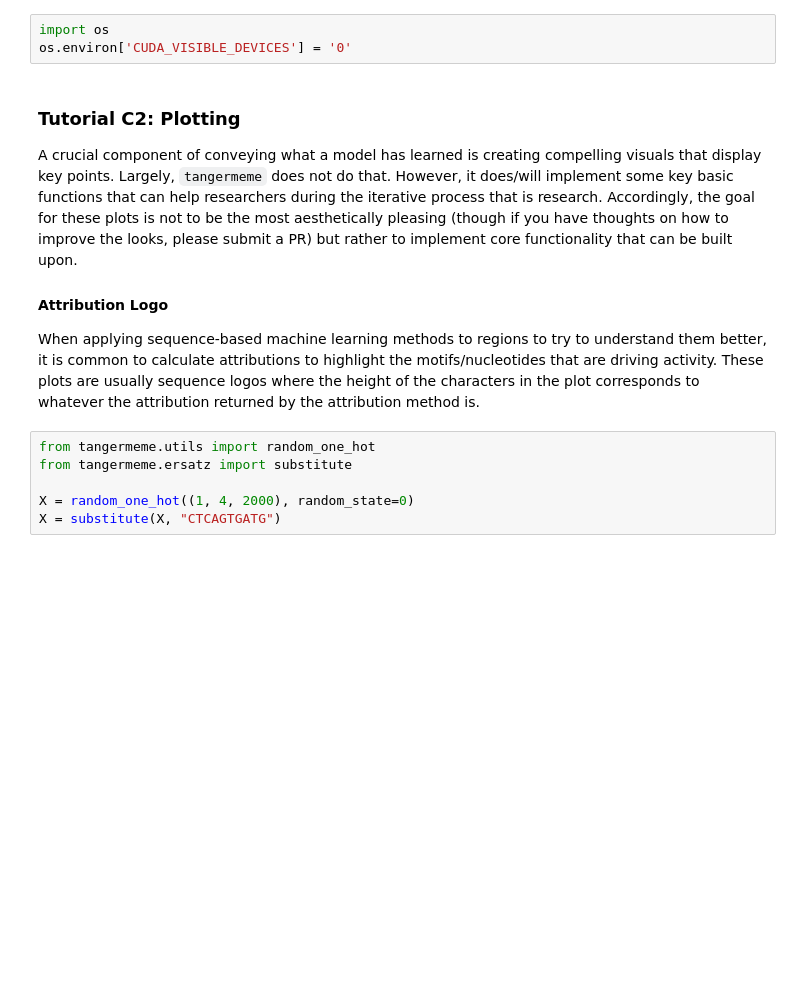
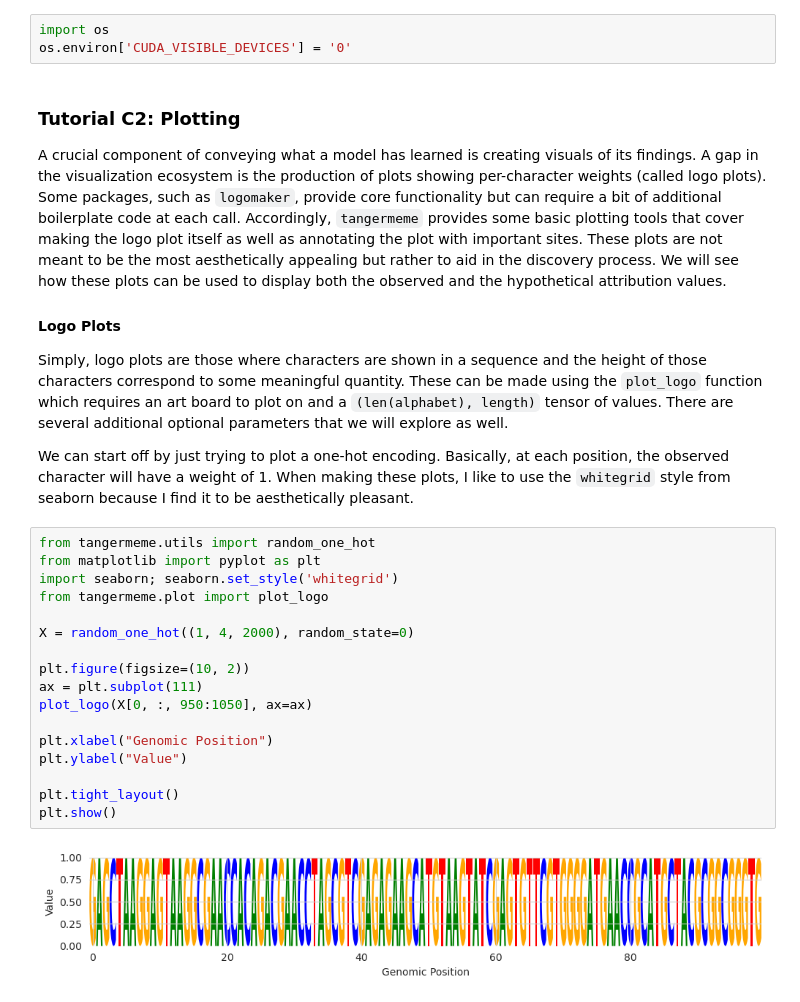
Before and after one commit to jmschrei/tangermeme, a Jupyter notebook: docs/tutorials/Tutorial_C2_Plotting.ipynb, the cells around one changed output. Drawn from its saved outputs; the diff is of its cells as text; blank space fills up the shorter version.

```diff
--- a/docs/tutorials/Tutorial_C2_Plotting.ipynb
+++ b/docs/tutorials/Tutorial_C2_Plotting.ipynb
@@ -4,14 +4,29 @@ os.environ['CUDA_VISIBLE_DEVICES'] = '0'
 # %% [markdown]
 ### Tutorial C2: Plotting
 
-A crucial component of conveying what a model has learned is creating compelling visuals that display key points. Largely, `tangermeme` does not do that. However, it does/will implement some key basic functions that can help researchers during the iterative process that is research. Accordingly, the goal for these plots is not to be the most aesthetically pleasing (though if you have thoughts on how to improve the looks, please submit a PR) but rather to implement core functionality that can be built upon.
+A crucial component of conveying what a model has learned is creating visuals of its findings. A gap in the visualization ecosystem is the production of plots showing per-character weights (called logo plots). Some packages, such as `logomaker`, provide core functionality but can require a bit of additional boilerplate code at each call. Accordingly, `tangermeme` provides some basic plotting tools that cover making the logo plot itself as well as annotating the plot with important sites. These plots are not meant to be the most aesthetically appealing but rather to aid in the discovery process. We will see how these plots can be used to display both the observed and the hypothetical attribution values.
 
-#### Attribution Logo
+#### Logo Plots
 
-When applying sequence-based machine learning methods to regions to try to understand them better, it is common to calculate attributions to highlight the motifs/nucleotides that are driving activity. These plots are usually sequence logos where the height of the characters in the plot corresponds to whatever the attribution returned by the attribution method is.
+Simply, logo plots are those where characters are shown in a sequence and the height of those characters correspond to some meaningful quantity. These can be made using the `plot_logo` function which requires an art board to plot on and a `(len(alphabet), length)` tensor of values. There are several additional optional parameters that we will explore as well.
+
+We can start off by just trying to plot a one-hot encoding. Basically, at each position, the observed character will have a weight of 1. When making these plots, I like to use the `whitegrid` style from seaborn because I find it to be aesthetically pleasant.
 # %%
 from tangermeme.utils import random_one_hot
-from tangermeme.ersatz import substitute
+from matplotlib import pyplot as plt
+import seaborn; seaborn.set_style('whitegrid')
+from tangermeme.plot import plot_logo
 
 X = random_one_hot((1, 4, 2000), random_state=0)
-X = substitute(X, "CTCAGTGATG")
+
+plt.figure(figsize=(10, 2))
+ax = plt.subplot(111)
+plot_logo(X[0, :, 950:1050], ax=ax)
+
+plt.xlabel("Genomic Position")
+plt.ylabel("Value")
+
+plt.tight_layout()
+plt.show()
+# %% [output]
+[figure, added]
```
Also changed, not shown: parts of 34 cells of this notebook, 5 other files.
